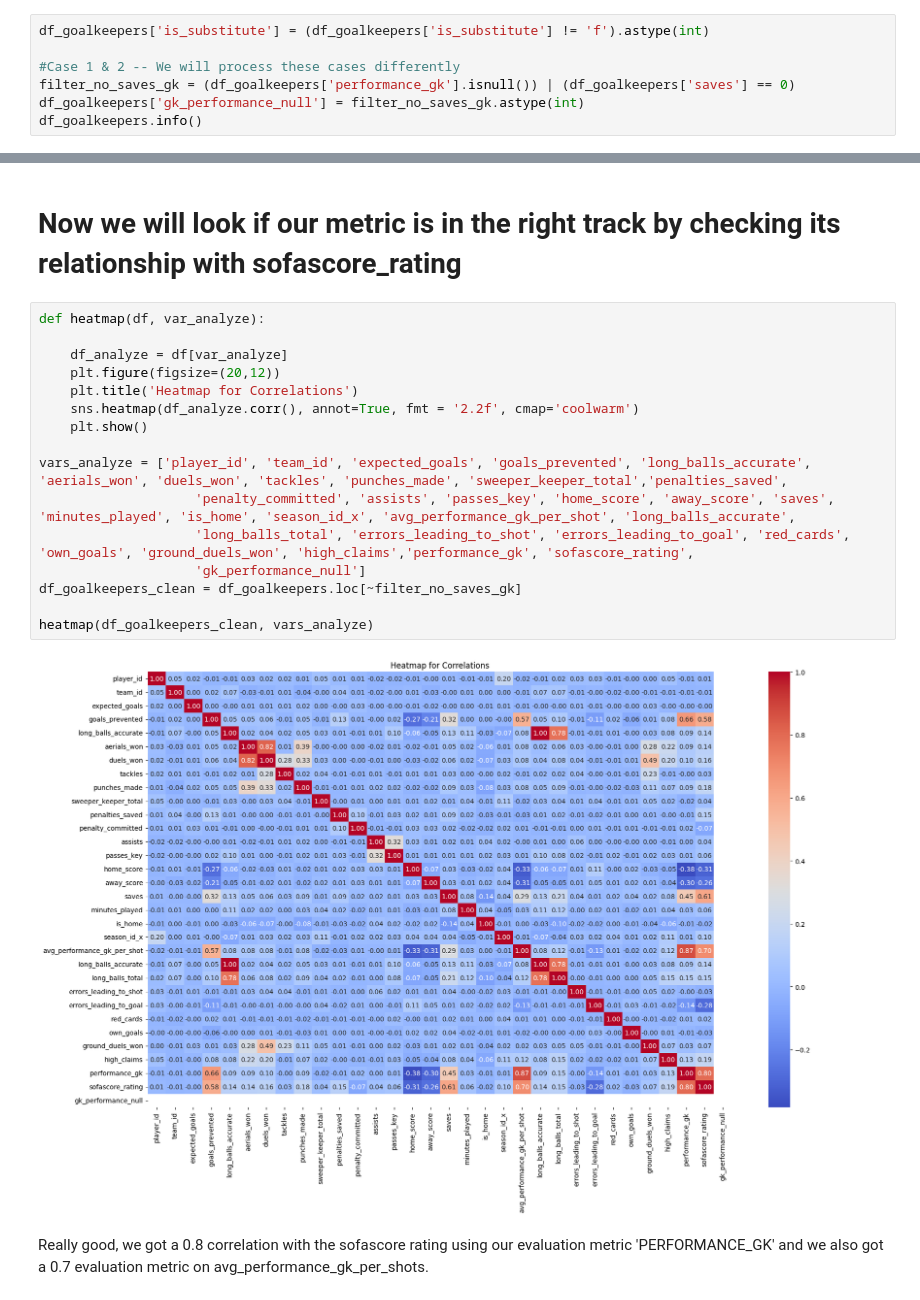
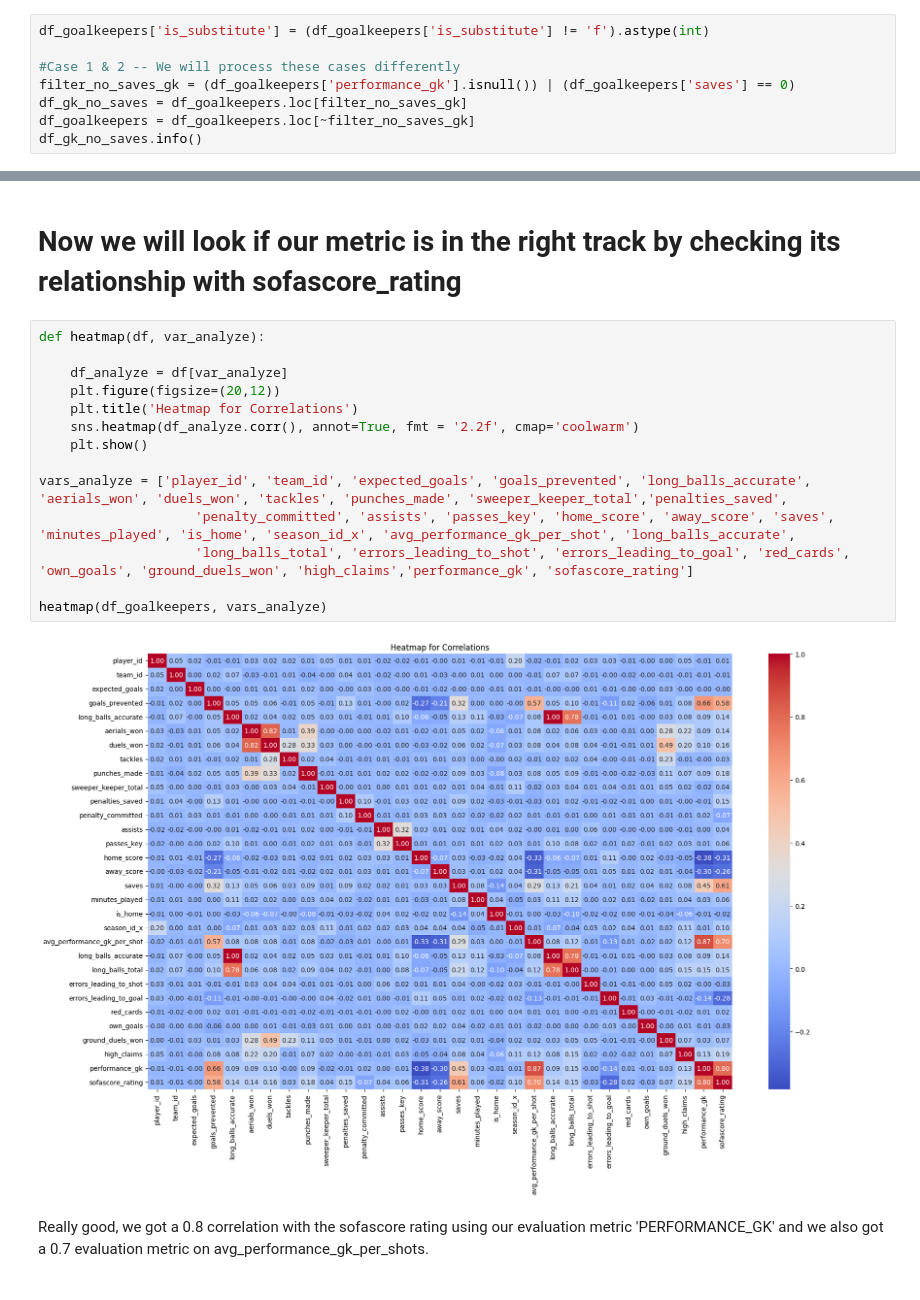
Before and after one commit to JavierJ002/FutbolPorLey, a Jupyter notebook: EDA_notebooks/goalkeepers.ipynb, the cells around one changed output, grey strips where cells are left out. Cells and saved outputs as stored; diff of their text form.

```diff
--- a/EDA_notebooks/goalkeepers.ipynb
+++ b/EDA_notebooks/goalkeepers.ipynb
@@ -459,7 +460,8 @@ df_goalkeepers['is_substitute'] = (df_goalkeepers['is_substitute'] != 'f').astyp
 
 #Case 1 & 2 -- We will process these cases differently
 filter_no_saves_gk = (df_goalkeepers['performance_gk'].isnull()) | (df_goalkeepers['saves'] == 0)
-df_goalkeepers['gk_performance_null'] = filter_no_saves_gk.astype(int)
-df_goalkeepers.info()
+df_gk_no_saves = df_goalkeepers.loc[filter_no_saves_gk]
+df_goalkeepers = df_goalkeepers.loc[~filter_no_saves_gk]
+df_gk_no_saves.info()
 # %% [output]
 <class 'pandas.core.frame.DataFrame'>
@@ -521,21 +523,19 @@ Theres no significative difference on the performance of the goalkeepers when pl
 # %%
 def heatmap(df, var_analyze):
 
     df_analyze = df[var_analyze]
     plt.figure(figsize=(20,12))
     plt.title('Heatmap for Correlations')
     sns.heatmap(df_analyze.corr(), annot=True, fmt = '2.2f', cmap='coolwarm')
     plt.show()
 
 vars_analyze = ['player_id', 'team_id', 'expected_goals', 'goals_prevented', 'long_balls_accurate', 'aerials_won', 'duels_won', 'tackles', 'punches_made', 'sweeper_keeper_total','penalties_saved',
                     'penalty_committed', 'assists', 'passes_key', 'home_score', 'away_score', 'saves', 'minutes_played', 'is_home', 'season_id_x', 'avg_performance_gk_per_shot', 'long_balls_accurate',
-                    'long_balls_total', 'errors_leading_to_shot', 'errors_leading_to_goal', 'red_cards', 'own_goals', 'ground_duels_won', 'high_claims','performance_gk', 'sofascore_rating',
-                    'gk_performance_null']
-df_goalkeepers_clean = df_goalkeepers.loc[~filter_no_saves_gk]
+                    'long_balls_total', 'errors_leading_to_shot', 'errors_leading_to_goal', 'red_cards', 'own_goals', 'ground_duels_won', 'high_claims','performance_gk', 'sofascore_rating']
 
-heatmap(df_goalkeepers_clean, vars_analyze)
+heatmap(df_goalkeepers, vars_analyze)
 # %% [output]
-[figure, old version]
+[figure, new version]
 # %% [markdown]
 Really good, we got a 0.8 correlation with the sofascore rating using our evaluation metric 'PERFORMANCE_GK' and we also got a 0.7 evaluation metric on avg_performance_gk_per_shots.
 # %%
```
Also changed, not shown: parts of 27 cells of this notebook, 1 other file.
